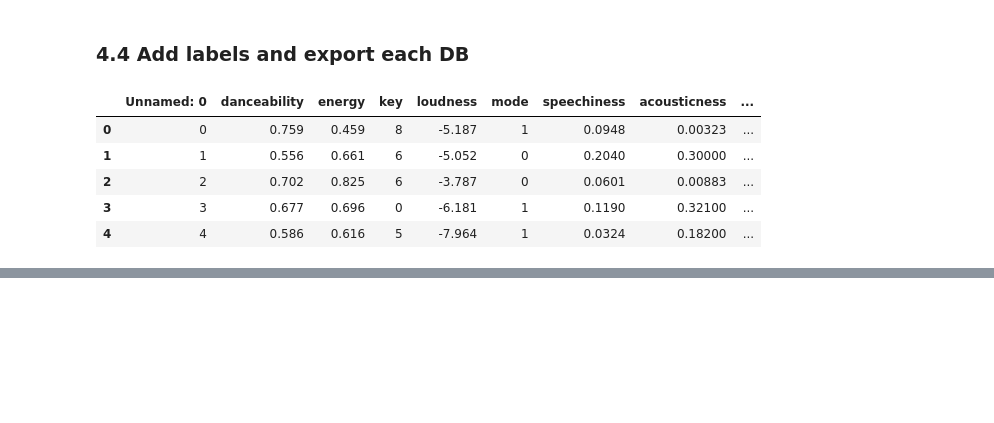
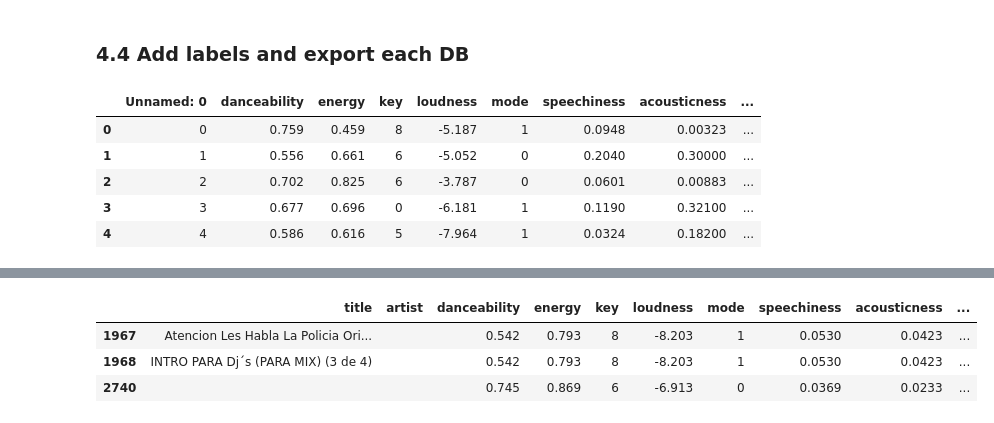
Before and after one commit to lauratll/Project_week3, a Jupyter notebook: project/CREATE 100 HOTSONGS AND SPOTY DB.ipynb, the cells around one changed output, grey strips where cells are left out. Saved outputs shown, nothing was run; the diff lists cells and outputs as text; code cells hidden in the pictures; blank space fills up the shorter version.

```diff
--- a/project/CREATE 100 HOTSONGS AND SPOTY DB.ipynb
+++ b/project/CREATE 100 HOTSONGS AND SPOTY DB.ipynb
@@ -888,0 +926,7 @@ hot_songs_df.to_csv("../data/hotsongs_db.csv")
+# %%
+spoty_df.iloc[[1967,1968,2740],:]
+# %% [output]
+|  | title | artist | danceability | energy | key | loudness | mode | speechiness | acousticness | ... |
+| 1967 | Atencion Les Habla La Policia Ori... |  | 0.542 | 0.793 | 8 | -8.203 | 1 | 0.0530 | 0.0423 | ... |
+| 1968 | INTRO PARA Dj´s (PARA MIX) (3 de 4) |  | 0.542 | 0.793 | 8 | -8.203 | 1 | 0.0530 | 0.0423 | ... |
+| 2740 |  |  | 0.745 | 0.869 | 6 | -6.913 | 0 | 0.0369 | 0.0233 | ... |
```
Also changed, not shown: parts of 24 cells of this notebook, 3 other files.
